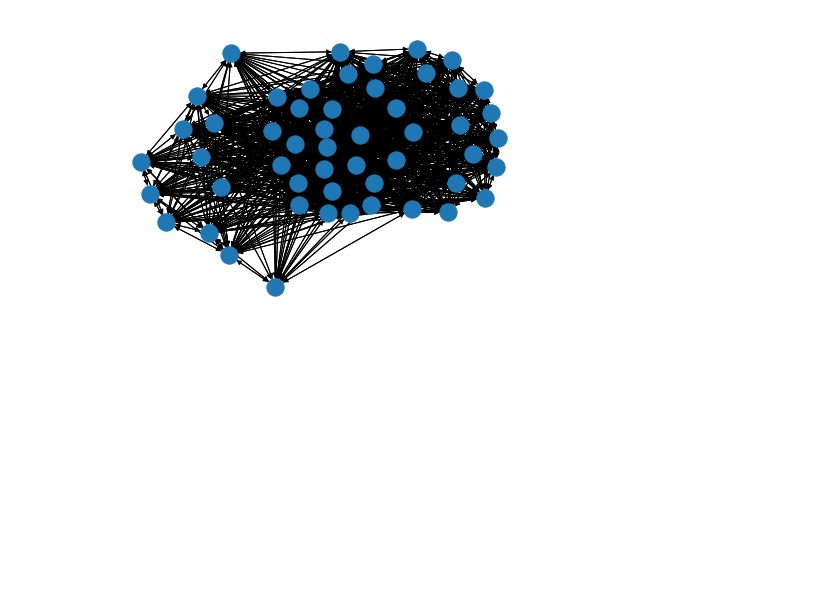
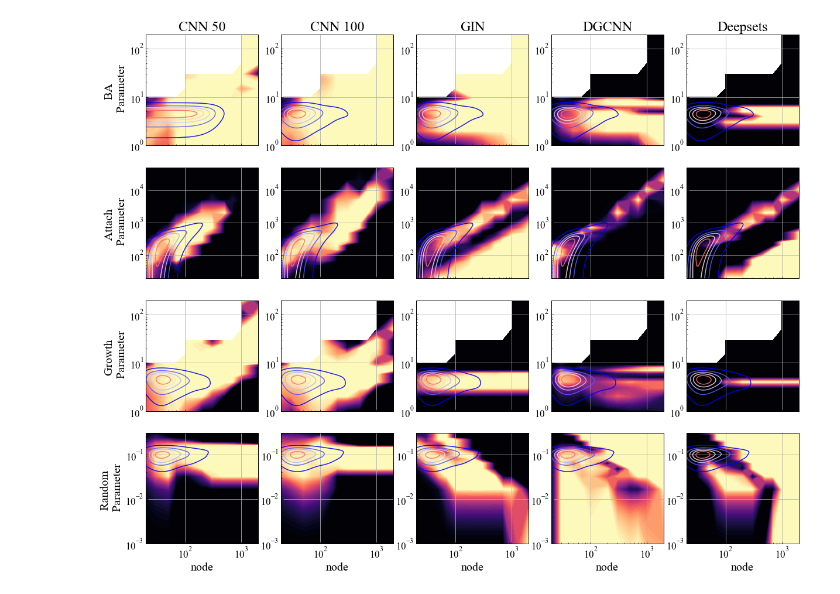
Before and after one commit to HayatoTanoue/CNN_GNN_exeriments, a Jupyter notebook: notebooks/Untitled.ipynb, the cells around one changed output. Saved outputs shown, nothing was run; the diff lists cells and outputs as text; code cells hidden in the pictures; blank space fills up the shorter version.

```diff
--- a/notebooks/Untitled.ipynb
+++ b/notebooks/Untitled.ipynb
@@ -36,4 +1,21 @@ G = to_networkx(dataset[1])
-# %%
-nx.draw(G)
-# %% [output]
-[figure, removed]
+# %%
+import math
+import pandas as pd
+import numpy as np
+import seaborn as sns
+import matplotlib.pyplot as plt
+import matplotlib.colors as colors
+from matplotlib.cm import ScalarMappable
+
+import warnings
+warnings.filterwarnings('ignore')
+
+plt.rcParams['font.family'] = 'Times New Roman' # font familyの設定
+plt.rcParams['mathtext.fontset'] = 'stix' # math fontの設定
+plt.rcParams["font.size"] = 20 # 全体のフォントサイズが変更されます。
+plt.rcParams['xtick.labelsize'] = 17 # 軸だけ変更されます。
+plt.rcParams['ytick.labelsize'] = 17 # 軸だけ変更されます
+plt.rcParams['xtick.direction'] = 'in' # x axis in
+plt.rcParams['ytick.direction'] = 'in' # y axis in
+plt.rcParams['axes.linewidth'] = 1.0 # axis line width
+plt.rcParams['axes.grid'] = True # make grid
@@ -39,0 +104,12 @@ nx.draw(G)
+# %%
+fig, axes  = plt.subplots(4, 5, figsize=(20, 16), sharex=True, sharey=False)
+data = "new_parete"
+plot_contour(f"./robustness_plot/CNN_{data}_50.csv", axes, 0, f"CNN 50", data)
+plot_contour(f"./robustness_plot/CNN_{data}_100.csv", axes, 1, f"CNN 100", data)
+plot_contour(f"./robustness_plot/GNN/GIN_{data}_49_0.csv", axes, 2, f"GIN", data)
+plot_contour(f"./robustness_plot/GNN/DGCNN_{data}_49_0.csv", axes, 3, f"DGCNN", data)
+plot_contour(f"./robustness_plot/GNN/Deepsets_{data}_49_0.csv", axes, 4, f"Deepsets", data)
+
+plt.savefig("./robustness_plot/new_sample.png")
+# %% [output]
+[figure, added]
```
Also changed, not shown: parts of 14 cells of this notebook, 9 other files.
